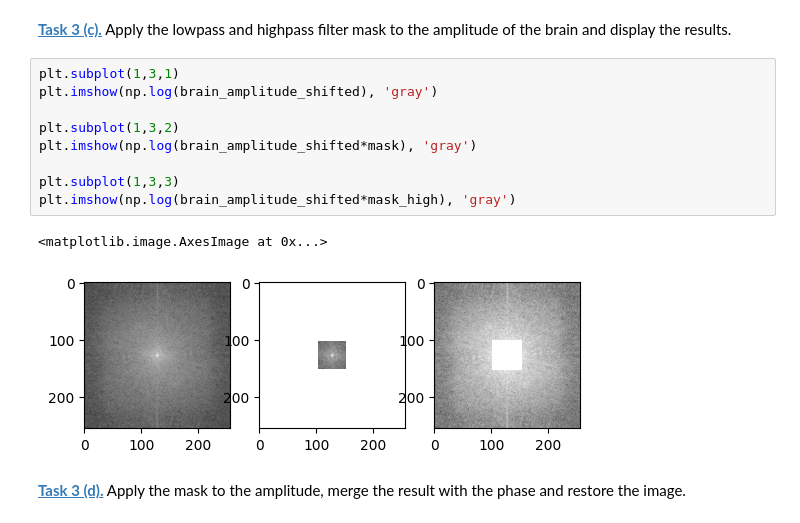
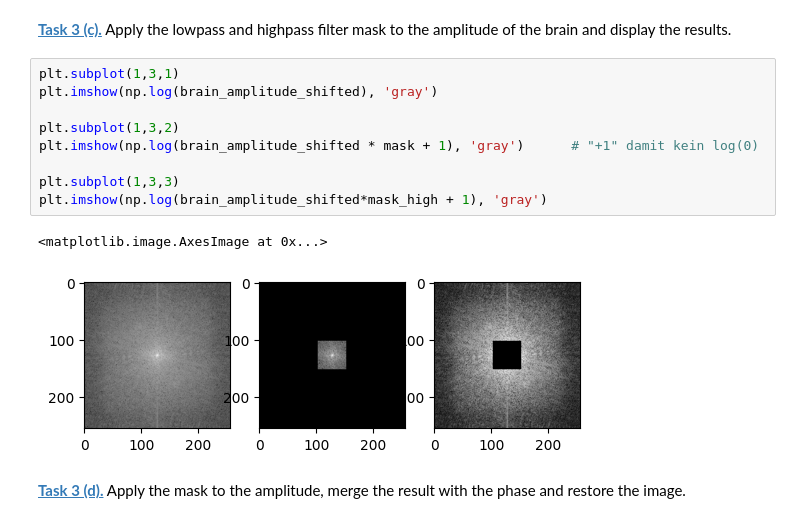
Before and after one commit to SamuelMaerklin/mobi-fs5-python, a Jupyter notebook: fourier.ipynb, the cells around one changed output. Cells and saved outputs as stored; diff of their text form.

```diff
--- a/fourier.ipynb
+++ b/fourier.ipynb
@@ -162,14 +162,14 @@ plt.imshow(mask_high, 'grey')
 # %%
 plt.subplot(1,3,1)
 plt.imshow(np.log(brain_amplitude_shifted), 'gray')
 
 plt.subplot(1,3,2)
-plt.imshow(np.log(brain_amplitude_shifted*mask), 'gray')
+plt.imshow(np.log(brain_amplitude_shifted * mask + 1), 'gray')      # "+1" damit kein log(0)
 
 plt.subplot(1,3,3)
-plt.imshow(np.log(brain_amplitude_shifted*mask_high), 'gray')
+plt.imshow(np.log(brain_amplitude_shifted*mask_high + 1), 'gray')
 # %% [output]
 <matplotlib.image.AxesImage at 0x...>
-[figure, old version]
+[figure, new version]
 # %% [markdown]
 **[Task 3 (d).]()** Apply the mask to the amplitude, merge the result with the phase and restore the image.
```
Also changed, not shown: parts of 9 cells of this notebook, 1 other file.
